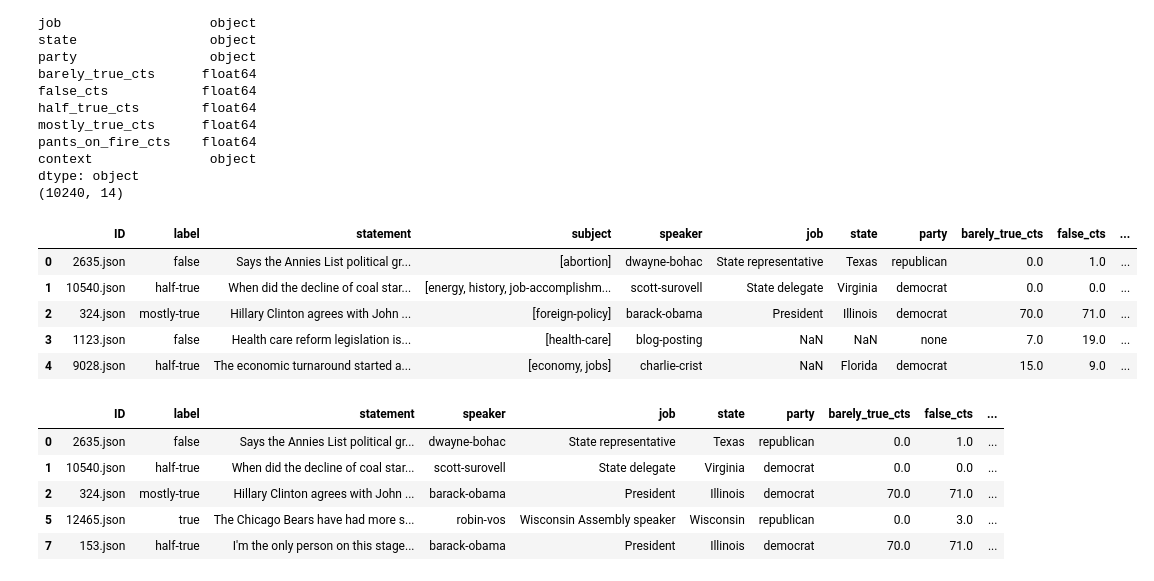
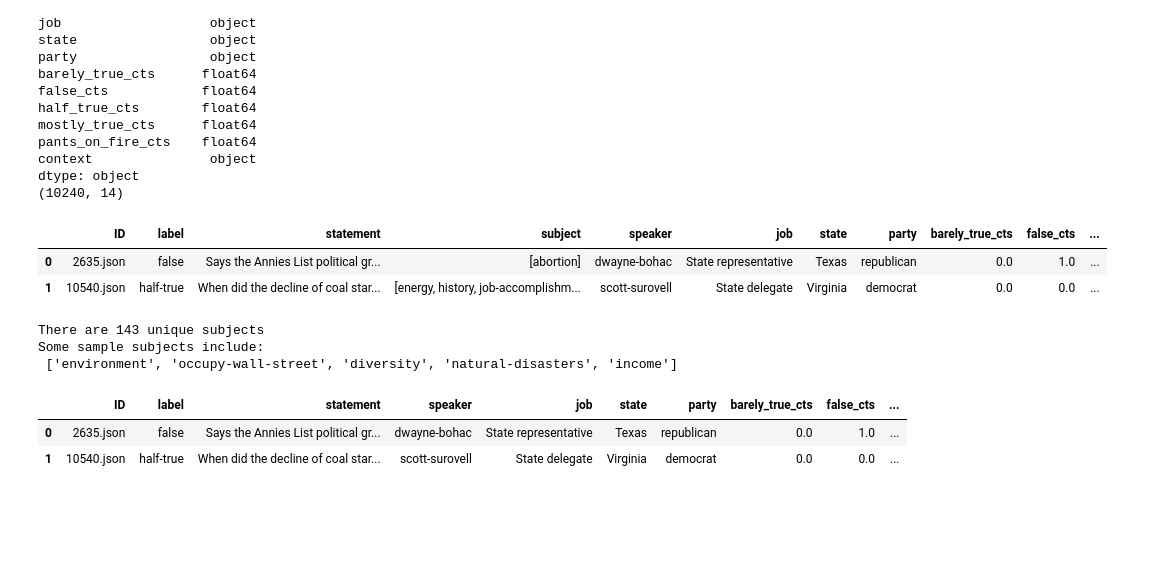
Before and after one commit to mikanikos/Features-of-Lies, a Jupyter notebook: Exploration.ipynb, the cells around one changed output. Drawn from its saved outputs; the diff is of its cells as text; code cells hidden in the pictures; blank space fills up the shorter version.

```diff
--- a/Exploration.ipynb
+++ b/Exploration.ipynb
@@ -51,16 +68,24 @@ dtype: object
 # %%
 ## Help put data in useful form - split topics as list and separate into new rows for grouping
 ## Split subjects into lists
 subject_split = df_raw.copy()
 subject_split["subject"] = df_raw["subject"].apply(lambda x : str(x).lower().split(","))
-subject_split.head()
+subject_split.head(2)
 # %% [output]
 |  | ID | label | statement | subject | speaker | job | state | party | barely_true_cts | false_cts | ... |
 | 0 | 2635.json | false | Says the Annies List political gr... | [abortion] | dwayne-bohac | State representative | Texas | republican | 0.0 | 1.0 | ... |
 | 1 | 10540.json | half-true | When did the decline of coal star... | [energy, history, job-accomplishm... | scott-surovell | State delegate | Virginia | democrat | 0.0 | 0.0 | ... |
-| 2 | 324.json | mostly-true | Hillary Clinton agrees with John ... | [foreign-policy] | barack-obama | President | Illinois | democrat | 70.0 | 71.0 | ... |
-| 3 | 1123.json | false | Health care reform legislation is... | [health-care] | blog-posting | NaN | NaN | none | 7.0 | 19.0 | ... |
-| 4 | 9028.json | half-true | The economic turnaround started a... | [economy, jobs] | charlie-crist | NaN | Florida | democrat | 15.0 | 9.0 | ... |
+# %%
+set_of_subjects = set()
+for subject_list in subject_split['subject'].values:
+    set_of_subjects |= set(subject_list)
+
+print("There are %d unique subjects" % len(set_of_subjects))
+print("Some sample subjects include:\n", list(set_of_subjects)[:5])
+# %% [output]
+There are 143 unique subjects
+Some sample subjects include:
+ ['environment', 'occupy-wall-street', 'diversity', 'natural-disasters', 'income']
 # %%
 ## Create a dataframe of all subjects
 subjects = subject_split.subject.apply(pd.Series)
@@ -75,11 +100,8 @@ subject_split = subjects.merge(subject_split, right_index = True, left_index = T
     .drop("variable", axis = 1) \
     .dropna()
 
-subject_split.head()
+subject_split.head(2)
 # %% [output]
 |  | ID | label | statement | speaker | job | state | party | barely_true_cts | false_cts | ... |
 | 0 | 2635.json | false | Says the Annies List political gr... | dwayne-bohac | State representative | Texas | republican | 0.0 | 1.0 | ... |
 | 1 | 10540.json | half-true | When did the decline of coal star... | scott-surovell | State delegate | Virginia | democrat | 0.0 | 0.0 | ... |
-| 2 | 324.json | mostly-true | Hillary Clinton agrees with John ... | barack-obama | President | Illinois | democrat | 70.0 | 71.0 | ... |
-| 5 | 12465.json | true | The Chicago Bears have had more s... | robin-vos | Wisconsin Assembly speaker | Wisconsin | republican | 0.0 | 3.0 | ... |
-| 7 | 153.json | half-true | I'm the only person on this stage... | barack-obama | President | Illinois | democrat | 70.0 | 71.0 | ... |
```
Also changed, not shown: parts of 39 cells of this notebook, 1 other file.
